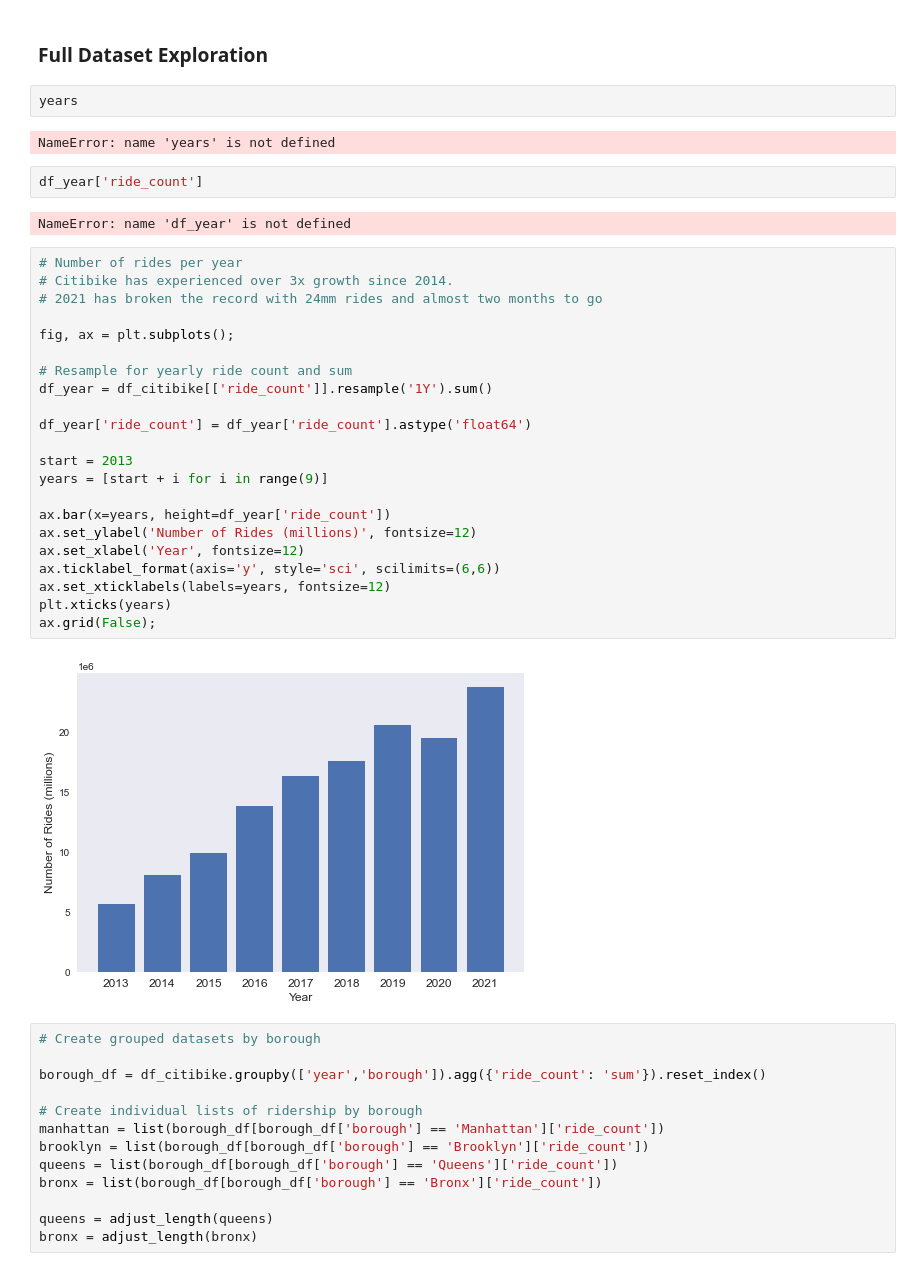
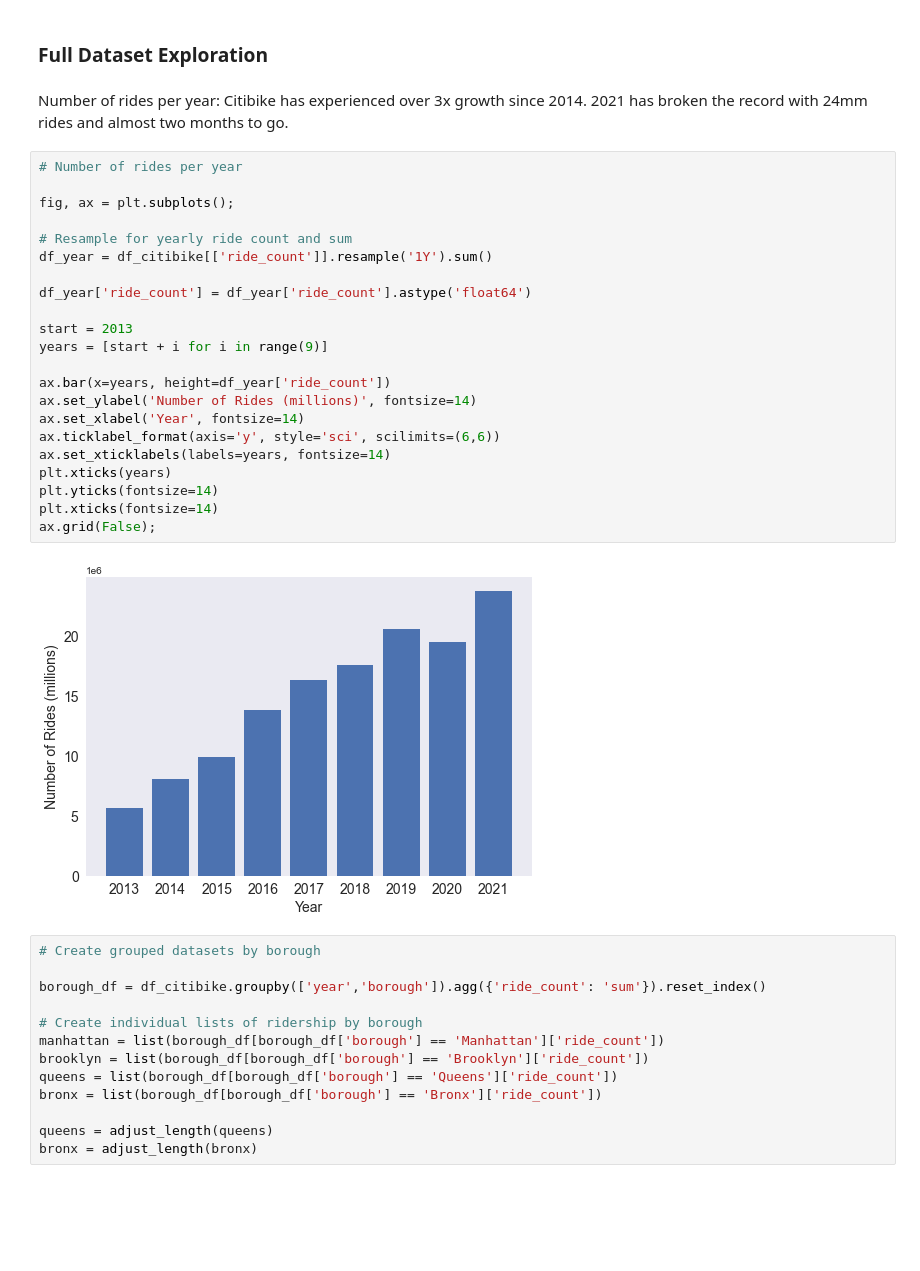
Before and after one commit to marvelje/citibike_ridership_project, a Jupyter notebook: citibike_eda.ipynb, the cells around one changed output. Saved outputs shown, nothing was run; the diff lists cells and outputs as text; blank space fills up the shorter version.

```diff
--- a/citibike_eda.ipynb
+++ b/citibike_eda.ipynb
@@ -458,38 +450,32 @@ ax.axis('Off');
     - Decomposing the time series shows the trends that were apparent from the overall plot: yearly / weekly seasonality and an upward trend over time.
 # %% [markdown]
 ### Full Dataset Exploration
-# %%
-years
-# %% [output]
-NameError: name 'years' is not defined
-# %%
-df_year['ride_count']
-# %% [output]
-NameError: name 'df_year' is not defined
+# %% [markdown]
+Number of rides per year: Citibike has experienced over 3x growth since 2014. 2021 has broken the record with 24mm rides and almost two months to go.
 # %%
 # Number of rides per year
-# Citibike has experienced over 3x growth since 2014.
-# 2021 has broken the record with 24mm rides and almost two months to go
 
 fig, ax = plt.subplots();
 
 # Resample for yearly ride count and sum
 df_year = df_citibike[['ride_count']].resample('1Y').sum()
 
 df_year['ride_count'] = df_year['ride_count'].astype('float64')
 
 start = 2013
 years = [start + i for i in range(9)]
 
 ax.bar(x=years, height=df_year['ride_count'])
-ax.set_ylabel('Number of Rides (millions)', fontsize=12)
-ax.set_xlabel('Year', fontsize=12)
+ax.set_ylabel('Number of Rides (millions)', fontsize=14)
+ax.set_xlabel('Year', fontsize=14)
 ax.ticklabel_format(axis='y', style='sci', scilimits=(6,6))
-ax.set_xticklabels(labels=years, fontsize=12)
+ax.set_xticklabels(labels=years, fontsize=14)
 plt.xticks(years)
+plt.yticks(fontsize=14)
+plt.xticks(fontsize=14)
 ax.grid(False);
 # %% [output]
-[figure, old version]
+[figure, new version]
 # %%
 # Create grouped datasets by borough
 
```
Also changed, not shown: parts of 19 cells of this notebook.
